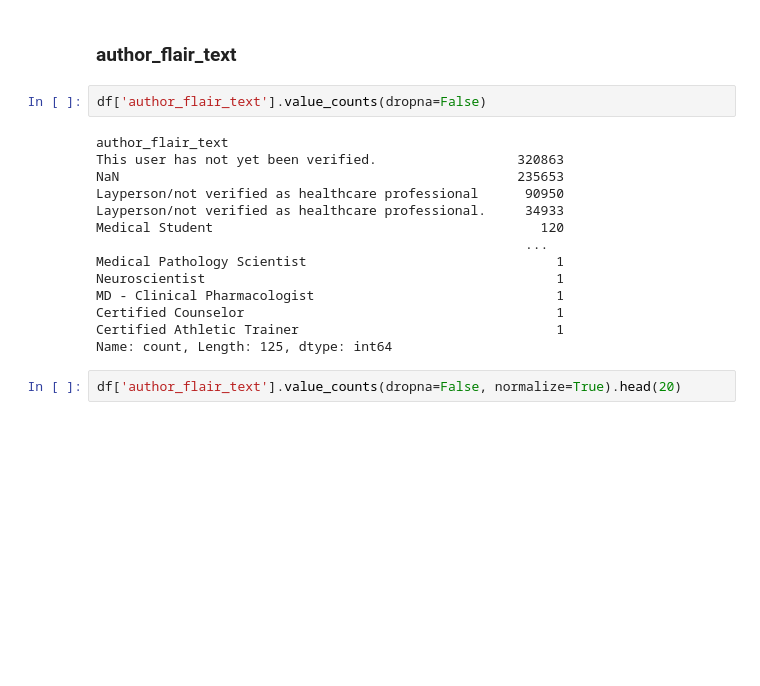
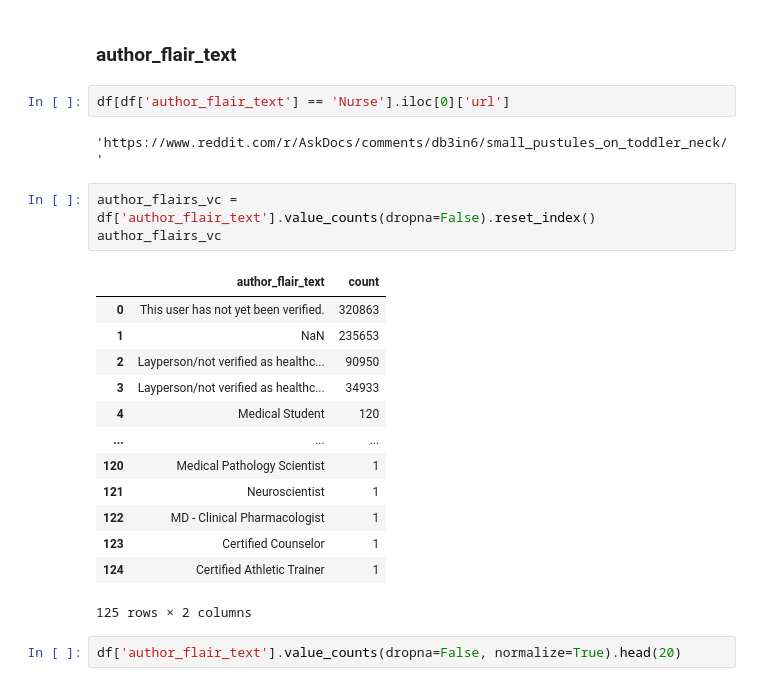
Before and after one commit to 33eyes/reddit-askdocs-analysis, a Jupyter notebook: 06_eda.ipynb, the cells around one changed output. Drawn from its saved outputs; the diff is of its cells as text; blank space fills up the shorter version.

Commit message:
Author flair text EDA.

```diff
--- a/06_eda.ipynb
+++ b/06_eda.ipynb
@@ -243,22 +241,27 @@ print(f'{n:.5f}')
 - categorizing authors by post frequency and anonymity (deleted-name posters, one-time posters, few-times posters, hyper posters) could be an interesting model feature
 # %% [markdown]
 ### author_flair_text
+# %%
+df[df['author_flair_text'] == 'Nurse'].iloc[0]['url']
+# %% [output]
+'https://www.reddit.com/r/AskDocs/comments/db3in6/small_pustules_on_toddler_neck/'
 # %%
-df['author_flair_text'].value_counts(dropna=False)
+author_flairs_vc = df['author_flair_text'].value_counts(dropna=False).reset_index()
+author_flairs_vc
 # %% [output]
+|  | author_flair_text | count |
+| 0 | This user has not yet been verified. | 320863 |
+| 1 | NaN | 235653 |
+| 2 | Layperson/not verified as healthc... | 90950 |
+| 3 | Layperson/not verified as healthc... | 34933 |
+| 4 | Medical Student | 120 |
+| ... | ... | ... |
+| 120 | Medical Pathology Scientist | 1 |
+| 121 | Neuroscientist | 1 |
+| 122 | MD - Clinical Pharmacologist | 1 |
+| 123 | Certified Counselor | 1 |
+| 124 | Certified Athletic Trainer | 1 |
-author_flair_text
-This user has not yet been verified.                  320863
-NaN                                                   235653
-Layperson/not verified as healthcare professional      90950
-Layperson/not verified as healthcare professional.     34933
-Medical Student                                          120
-                                                       ...
-Medical Pathology Scientist                                1
-Neuroscientist                                             1
-MD - Clinical Pharmacologist                               1
-Certified Counselor                                        1
-Certified Athletic Trainer                                 1
-Name: count, Length: 125, dtype: int64
+125 rows × 2 columns
 # %%
 df['author_flair_text'].value_counts(dropna=False, normalize=True).head(20)
 # %% [output]
```
Also changed, not shown: parts of 8 cells of this notebook, 1 other file.
